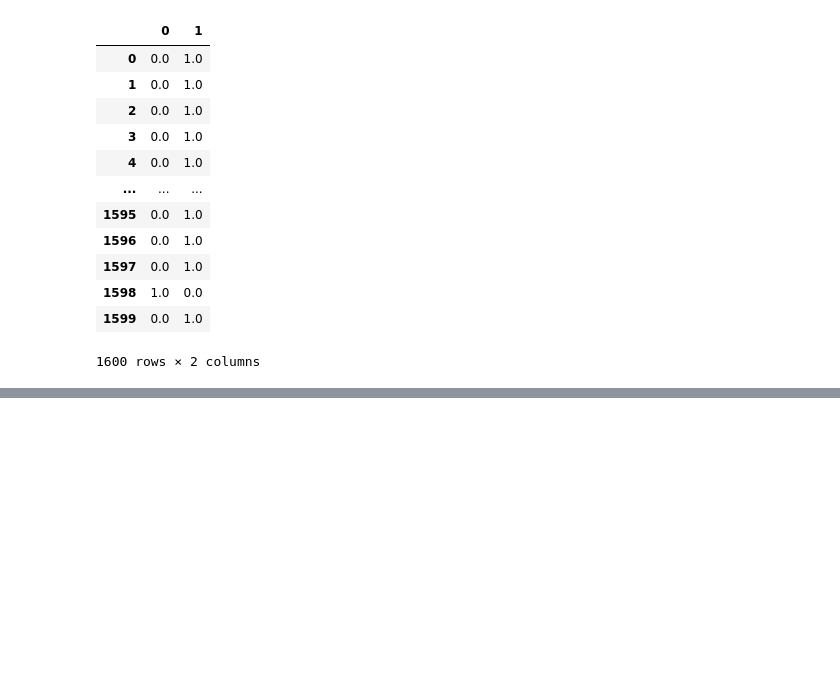
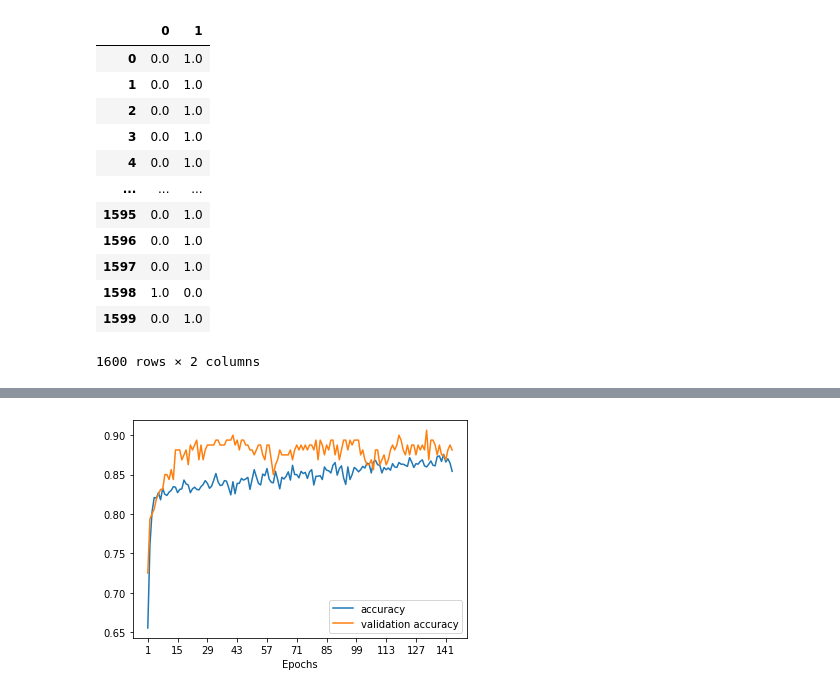
Before and after one commit to anbl9574/SML-project, a Jupyter notebook: Main.ipynb, the cells around one changed output, grey strips where cells are left out. Cells and saved outputs as stored; diff of their text form; code cells hidden in the pictures; blank space fills up the shorter version.

```diff
--- a/Main.ipynb
+++ b/Main.ipynb
@@ -166,0 +471,12 @@ X_train, X_test, Y_train, Y_test = train_test_split(
+# %%
+modeldeep = keras.Sequential([
+    layers.InputLayer(input_shape=(16,)),
+    layers.Dense(64, activation='relu'),
+    layers.BatchNormalization(),
+    layers.Dropout(0.5),
+    layers.Dense(32, activation='relu'),
+    layers.BatchNormalization(),
+    layers.Dropout(0.5),
+    layers.Dense(16, activation='relu'),
+    layers.Dense(1, activation='sigmoid')
+])
@@ -166,0 +503,14 @@ X_train, X_test, Y_train, Y_test = train_test_split(
+# %%
+modeldeep.compile(loss='binary_crossentropy',
+              optimizer='adam',
+              metrics=['accuracy'])
+# %%
+early_stopping_callback = EarlyStopping(monitor='val_loss', patience=10)
+# %%
+epoch=150
+history_callback = modeldeep.fit(X_train, Y_train,
+                                 batch_size=64,
+                                 epochs=epoch,
+                                 verbose=1,
+                                 validation_data=(X_test, Y_test),
+                                 callbacks=[early_stopping_callback])
@@ -166,0 +535,15 @@ X_train, X_test, Y_train, Y_test = train_test_split(
+# %%
+def plot_accuracy(fit, epochs):
+    iterations = np.arange(1, epochs+1)
+    plt.plot(iterations, fit.history['accuracy'], label='accuracy')
+    plt.plot(iterations, fit.history['val_accuracy'],
+             label='validation accuracy')
+    plt.legend()
+    plt.xticks(iterations[::epochs//10])
+    plt.xlabel('Epochs')
+    plt.show()
+
+
+plot_accuracy(history_callback, 144) #Depending on number of epochs it runs
+# %% [output]
+[figure, added]
```
Also changed, not shown: parts of 41 cells of this notebook.
